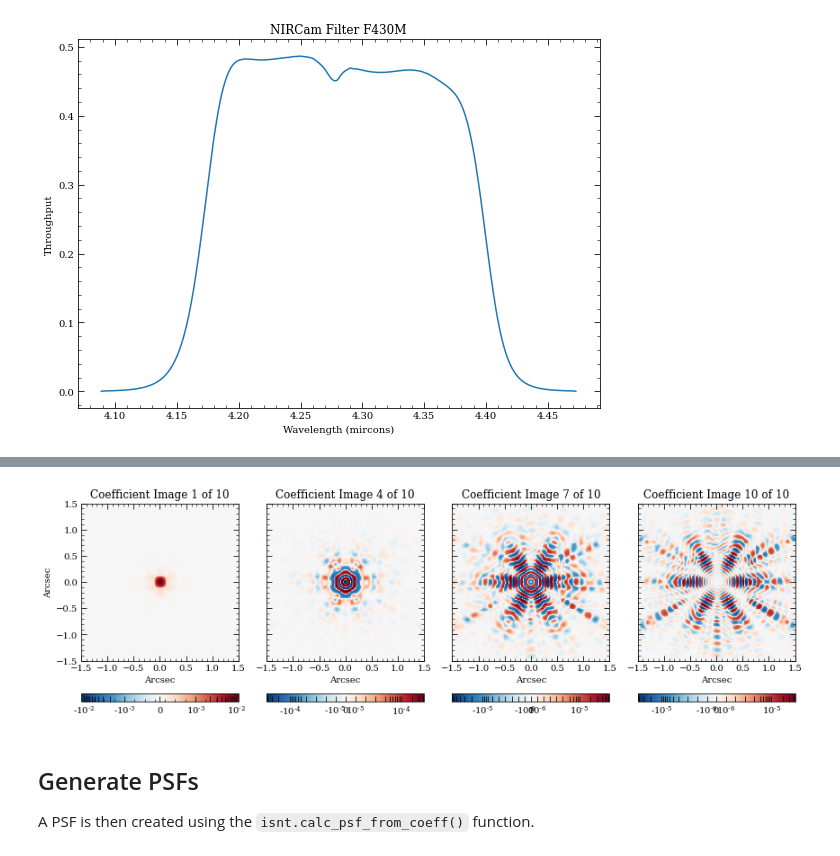
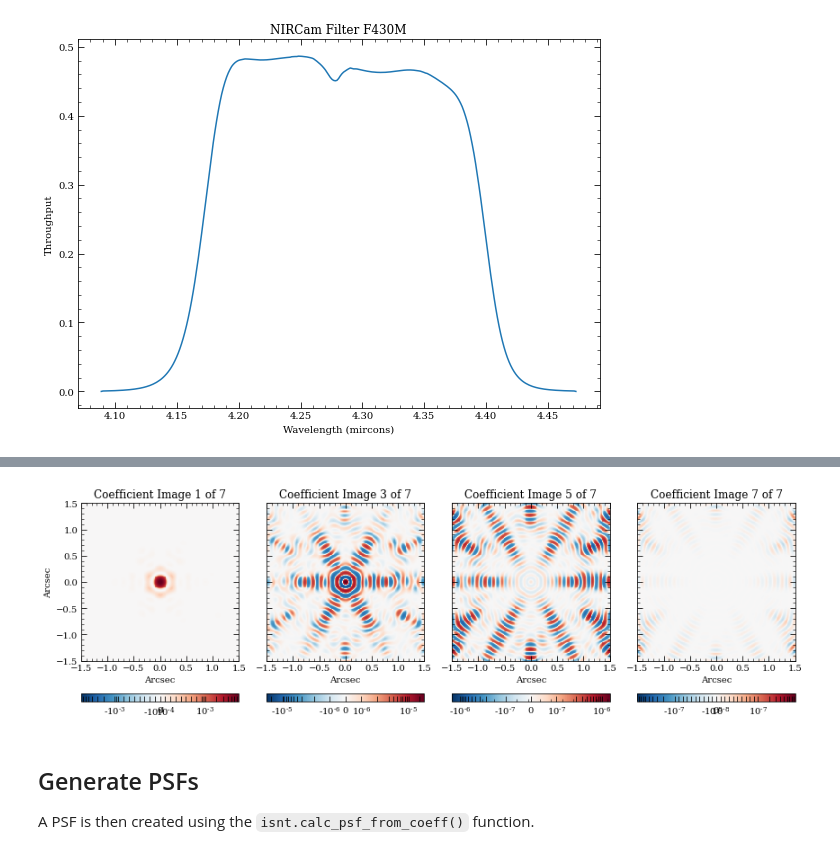
Before and after one commit to JarronL/webbpsf_ext, a Jupyter notebook: notebooks/Quick Start.ipynb, the cells around one changed output, grey strips where cells are left out. Cells and saved outputs as stored; diff of their text form; code cells hidden in the pictures.

```diff
--- a/notebooks/Quick Start.ipynb
+++ b/notebooks/Quick Start.ipynb
@@ -68,35 +70,35 @@ inst.gen_psf_coeff()
 # %%
-# Coefficients are accssible at inst.psf_coeff and header at inst.psf_coeff_header
+# Coefficients are accessible at inst.psf_coeff and header at inst.psf_coeff_header
 from matplotlib.colors import LogNorm, SymLogNorm
 
 fig, axes = plt.subplots(1,4, figsize=(12,4.5), sharey=True)
 axes = axes.flatten()
 
 extent = 0.5 * np.array([-1,1,-1,1]) * inst.fov_pix * inst.pixelscale
 xy_lim = np.array([-1,1]) * 1.5
 for i, ax in enumerate(axes):
-    j = i*3
+    j = i*2
     im_cf = inst.psf_coeff[j]
     # Symmetric log normalization
     vmax = im_cf.max()
     norm = SymLogNorm(vmax/10, vmin=-1*vmax, vmax=vmax, base=10)
     imax = ax.imshow(im_cf, extent=extent, norm=norm, cmap='RdBu_r')
     fig.colorbar(imax, ax=ax, orientation='horizontal', pad=0.12)
 
     ax.set_xlabel('Arcsec')
     if i==0: ax.set_ylabel('Arcsec')
 
     ax.set_xlim(xy_lim)
     ax.set_ylim(xy_lim)
 
     ax.xaxis.get_major_locator().set_params(nbins=7, steps=[1, 2, 5, 10])
     ax.yaxis.get_major_locator().set_params(nbins=7, steps=[1, 2, 5, 10])
 
     ax.set_title(f"Coefficient Image {j+1} of {len(inst.psf_coeff)}")
 
 fig.tight_layout()
 # %% [output]
-[figure, old version]
+[figure, new version]
 # %% [markdown]
 ## Generate PSFs
 
```
Also changed, not shown: parts of 11 cells of this notebook, 1 other file.
